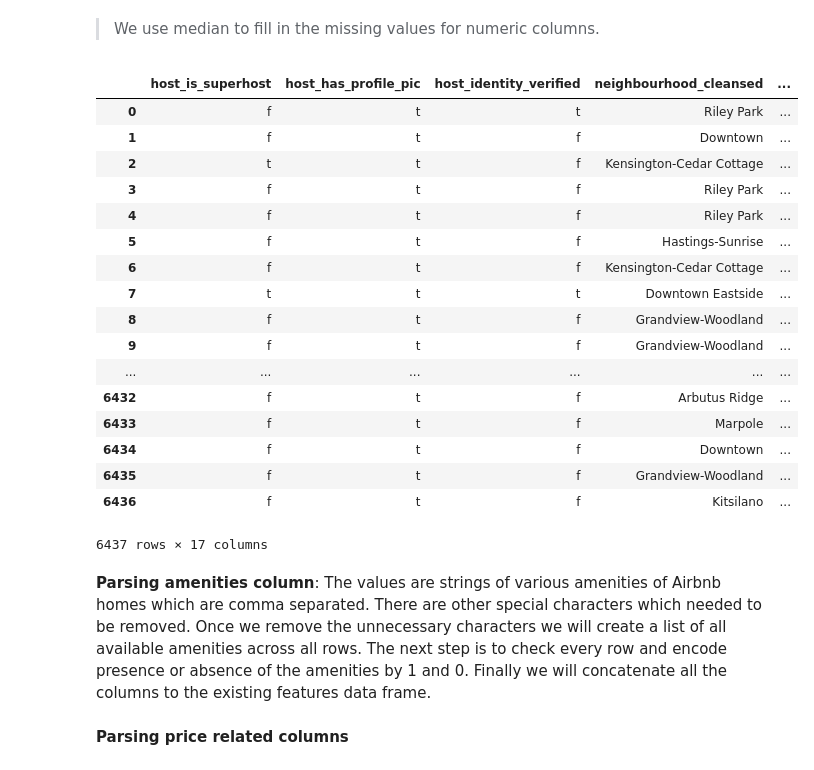
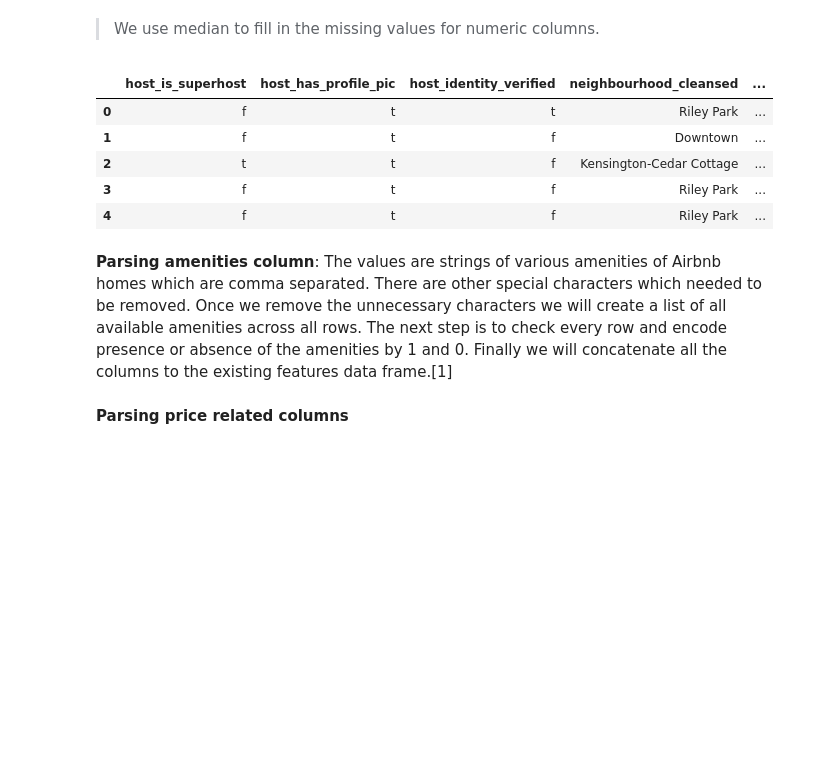
Before and after one commit to atahmasb/Airbnb-Vancouver-price-analysis, a Jupyter notebook: Vancouver_Airbnb_price_analysis_prediction.ipynb, the cells around one changed output. Saved outputs shown, nothing was run; the diff lists cells and outputs as text; code cells hidden in the pictures; blank space fills up the shorter version.

```diff
--- a/Vancouver_Airbnb_price_analysis_prediction.ipynb
+++ b/Vancouver_Airbnb_price_analysis_prediction.ipynb
@@ -178,26 +154,14 @@ df_new.head()
 df_new.fillna(df_new.median(), inplace=True)
 # %%
 object_columns = listing_df.select_dtypes(include=['O'])
-object_columns
+object_columns.head()
 # %% [output]
 |  | host_is_superhost | host_has_profile_pic | host_identity_verified | neighbourhood_cleansed | ... |
 | 0 | f | t | t | Riley Park | ... |
 | 1 | f | t | f | Downtown | ... |
 | 2 | t | t | f | Kensington-Cedar Cottage | ... |
 | 3 | f | t | f | Riley Park | ... |
 | 4 | f | t | f | Riley Park | ... |
-| 5 | f | t | f | Hastings-Sunrise | ... |
-| 6 | f | t | f | Kensington-Cedar Cottage | ... |
-| 7 | t | t | t | Downtown Eastside | ... |
-| 8 | f | t | f | Grandview-Woodland | ... |
-| 9 | f | t | f | Grandview-Woodland | ... |
-| ... | ... | ... | ... | ... | ... |
-| 6432 | f | t | f | Arbutus Ridge | ... |
-| 6433 | f | t | f | Marpole | ... |
-| 6434 | f | t | f | Downtown | ... |
-| 6435 | f | t | f | Grandview-Woodland | ... |
-| 6436 | f | t | f | Kitsilano | ... |
-6437 rows × 17 columns
 # %%
 # True or False columns
 bool_columns = ['host_is_superhost', 'host_has_profile_pic', 'host_identity_verified', 'cancellation_policy',
@@ -216,7 +180,7 @@ categorical_columns = ['neighbourhood_cleansed', 'property_type',
 for col in categorical_columns:
     df_new = pd.concat([df_new, pd.get_dummies(listing_df[col])], axis=1)
 # %% [markdown]
-**Parsing amenities column**: The values are strings of various amenities of Airbnb homes which are comma separated. There are other special characters which needed to be removed. Once we remove the unnecessary characters we will create a list of all available amenities across all rows. The next step is to check every row and encode presence or absence of the amenities by 1 and 0. Finally we will concatenate all the columns to the existing features data frame.
+**Parsing amenities column**: The values are strings of various amenities of Airbnb homes which are comma separated. There are other special characters which needed to be removed. Once we remove the unnecessary characters we will create a list of all available amenities across all rows. The next step is to check every row and encode presence or absence of the amenities by 1 and 0. Finally we will concatenate all the columns to the existing features data frame.[1]
 # %%
 # removing unnecessary characters from amenities
 amenities = np.array(listing_df['amenities'].map(lambda amns: amns.replace('"',"").replace('{',"").replace('}',"").split(',')))
```
Also changed, not shown: parts of 4 cells of this notebook.
